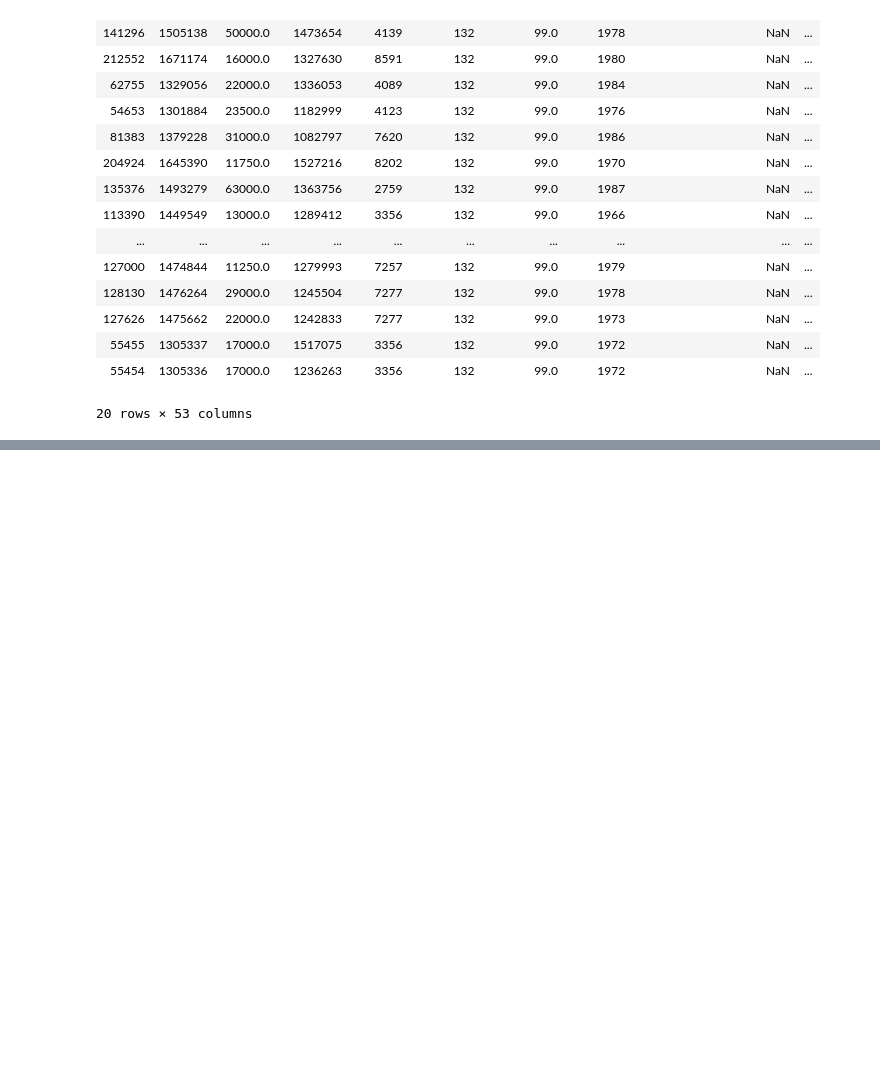
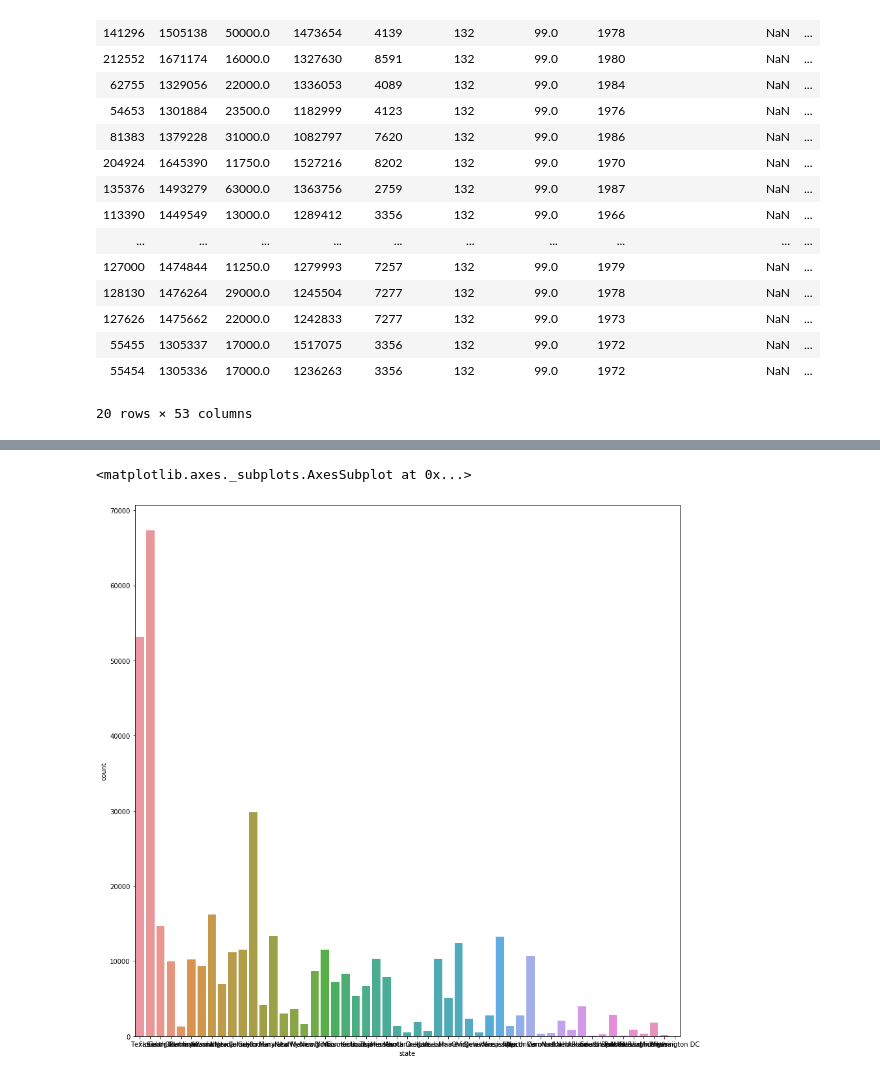
Before and after one commit to LIMON100/-Blue-Book-for-Bulldozers, a Jupyter notebook: Blue_Bulldozers.ipynb, the cells around one changed output, grey strips where cells are left out. Saved outputs shown, nothing was run; the diff lists cells and outputs as text; code cells hidden in the pictures; blank space fills up the shorter version.

```diff
--- a/Blue_Bulldozers.ipynb
+++ b/Blue_Bulldozers.ipynb
@@ -272,0 +297,3 @@ train_dataset.head(20)
+# %%
+train_dataset['month'] = train_dataset.saledate.dt.month
+train_dataset.month
@@ -272,0 +313,3 @@ train_dataset.head(20)
+# %%
+train_dataset['day'] = train_dataset.saledate.dt.day
+train_dataset.day
@@ -272,0 +339,3 @@ train_dataset.head(20)
+# %%
+train_dataset['dayofyear'] = train_dataset.saledate.dt.dayofyear
+train_dataset.dayofyear
@@ -272,0 +355,3 @@ train_dataset.head(20)
+# %%
+train_dataset['dayofweek'] = train_dataset.saledate.dt.dayofweek
+train_dataset.dayofweek
@@ -272,0 +403,9 @@ train_dataset.head(20)
+# %%
+# Now check which state have most sale record
+import seaborn as sns
+
+plt.figure(figsize = (15 , 15))
+sns.countplot(x = 'state' , data = train_dataset)
+# %% [output]
+<matplotlib.axes._subplots.AxesSubplot at 0x...>
+[figure, added]
```
Also changed, not shown: parts of 23 cells of this notebook.
